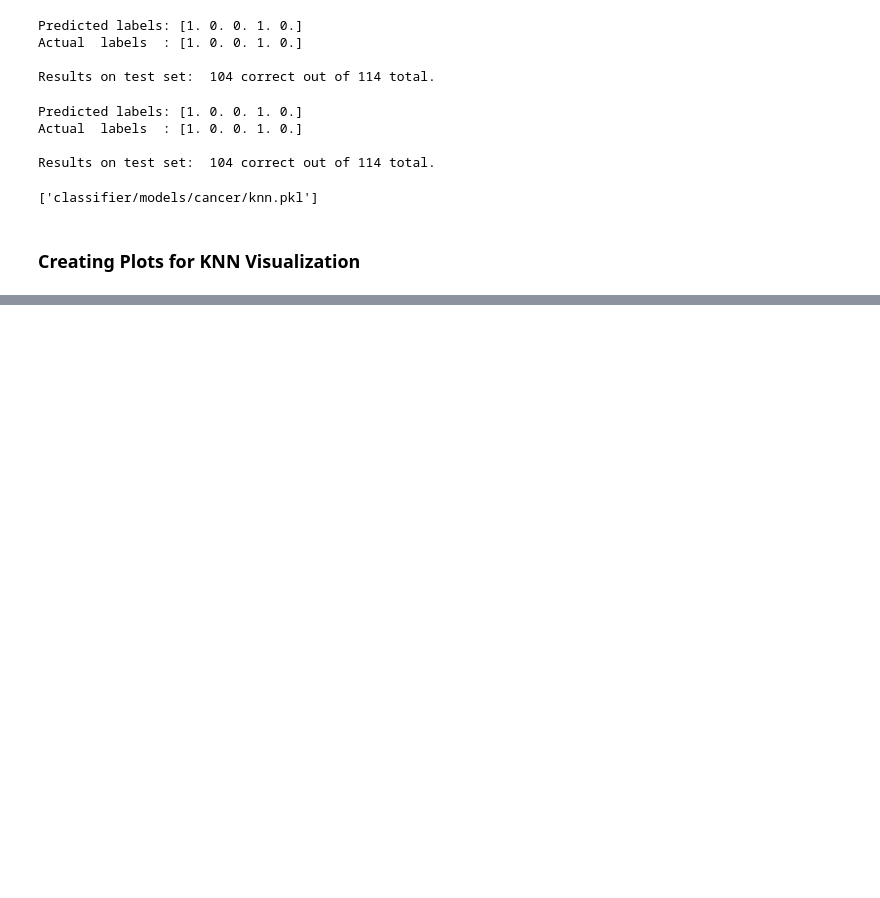
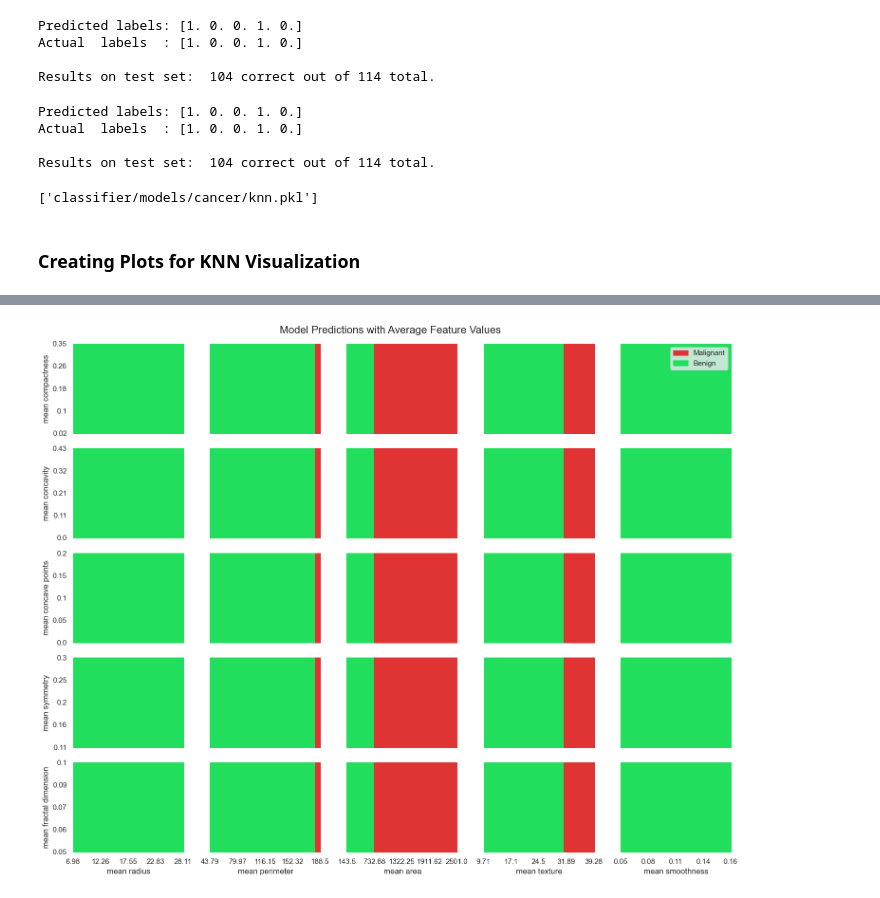
Before and after one commit to brayjmendoza/webdev-classifier, a Jupyter notebook: initial_models.ipynb, the cells around one changed output, grey strips where cells are left out. Drawn from its saved outputs; the diff is of its cells as text; code cells hidden in the pictures; blank space fills up the shorter version.

Commit message:
finished knn model and all features for breast cancer classification

```diff
--- a/initial_models.ipynb
+++ b/initial_models.ipynb
@@ -701,4 +701,4 @@ dump(knn_model_final, 'classifier/models/cancer/knn.pkl')
 # %% [markdown]
 ### Creating Plots for KNN Visualization
 # %%
-knn = load('classifier/models/iris/knn.pkl')
+knn = load('classifier/models/cancer/knn.pkl')
@@ -734,15 +704,0 @@ print("\n", PLANE) # small bit of the lower-left corner
-# %%
-# Create heatmap
-sns.set(rc = {'figure.figsize':(12,8)})  # figure size!
-ax = sns.heatmap(PLANE, cbar_kws={'ticks': [0, 1, 2]})
-ax.invert_yaxis() # to match our usual direction
-ax.set(xlabel="Petal Width (mm)", ylabel="Petal Length (mm)")
-ax.set_title(f"Model Predictions with the Average Sepal Length ({SEPALLEN:.2f} cm) and Sepal Width ({SEPALWID:.2f} cm)")
-ax.set_xticks(ax.get_xticks()[::4])
-ax.set_yticks(ax.get_yticks()[::4])
-
-
-# Modify color bar
-cbar = ax.collections[0].colorbar # Get color bar from heatmap
-cbar.set_label('Species', labelpad=-95)  # Set the label for the color bar
-cbar.set_ticklabels(['setosa', 'versicolor', 'virginica'])  # Set the tick labels
@@ -749,2 +709,77 @@ cbar.set_ticklabels(['setosa', 'versicolor', 'virginica'])  # Set the tick label
+# %%
+# Plot for average values
+import matplotlib.pyplot as plt
+import seaborn as sns
+from matplotlib.patches import Patch
+
+# Define axes features
+x_features = ['mean radius', 'mean perimeter', 'mean area', 'mean texture', 'mean smoothness']
+y_features = ['mean compactness', 'mean concavity', 'mean concave points', 'mean symmetry', 'mean fractal dimension']
+
+# Find indices of the features
+x_indices = [list(FEATURES).index(f) for f in x_features]
+y_indices = [list(FEATURES).index(f) for f in y_features]
+
+# Generate pairwise plots
+nrows, ncols = len(y_features), len(x_features)
+fig, axes = plt.subplots(nrows, ncols, figsize=(15, 12), sharex='col', sharey='row')
+grid_resolution = 100
+
+# Create a grid of plots
+for i, y_idx in enumerate(y_indices):
+    for j, x_idx in enumerate(x_indices):
+
+        # Get feature ranges
+        x_min, x_max = features[:, x_idx].min(), features[:, x_idx].max()
+        y_min, y_max = features[:, y_idx].min(), features[:, y_idx].max()
+        x_range = np.linspace(x_min, x_max, grid_resolution)
+        y_range = np.linspace(y_min, y_max, grid_resolution)
+
+        # Generate grid for the selected features
+        grid_x, grid_y = np.meshgrid(x_range, y_range)
+        grid_points = np.c_[grid_x.ravel(), grid_y.ravel()]
+
+        # Create a synthetic dataset with other features held constant
+        X_const = np.full((grid_points.shape[0], features.shape[1]), features.mean(axis=0))
+        X_const[:, x_idx] = grid_points[:, 0]
+        X_const[:, y_idx] = grid_points[:, 1]
+
+        # Predict on the grid and reshape
+        Z = knn.predict(X_const).reshape(grid_resolution, grid_resolution)
+
+        # Plot heatmap
+        ax = axes[i, j]
+        sns.heatmap(Z, cmap=["#e03434", "#21de5d"], ax=ax, cbar=False, vmin=0, vmax=1)
+
+        # Modify axes
+        ax.invert_yaxis()
+
+        # Set tick labels to actual feature ranges (instead of grid indices)
+        x_ticks = np.linspace(0, len(x_range) - 1, 5)
+        x_ticklabels = np.linspace(x_min, x_max, 5).round(2)
+        y_ticks = np.linspace(0, len(y_range) - 1, 5)
+        y_ticklabels = np.linspace(y_min, y_max, 5).round(2)
+        ax.set_xticks(x_ticks)
+        ax.set_xticklabels(x_ticklabels, rotation=0)
+        ax.set_yticks(y_ticks)
+        ax.set_yticklabels(y_ticklabels, rotation=0)
+
+        # Set axis titles
+        if i == nrows - 1:
+            ax.set_xlabel(x_features[j])
+        if j == 0:
+            ax.set_ylabel(y_features[i])
+
+        # Create legend (on top right subplot)
+        if i == 0 and j == ncols - 1:
+            legend_labels = [Patch(color="#e03434", label="Malignant"),
+                            Patch(color="#21de5d", label="Benign")]
+            axes[0, nrows-1].legend(handles=legend_labels, loc="upper right")
+
+plt.suptitle("Model Predictions with Average Feature Values", fontsize=16)
+plt.tight_layout()
+plt.show()
+# %% [output]
+[figure, added]
 # %%
 # Save
```
Also changed, not shown: parts of 11 cells of this notebook, 9 other files.
